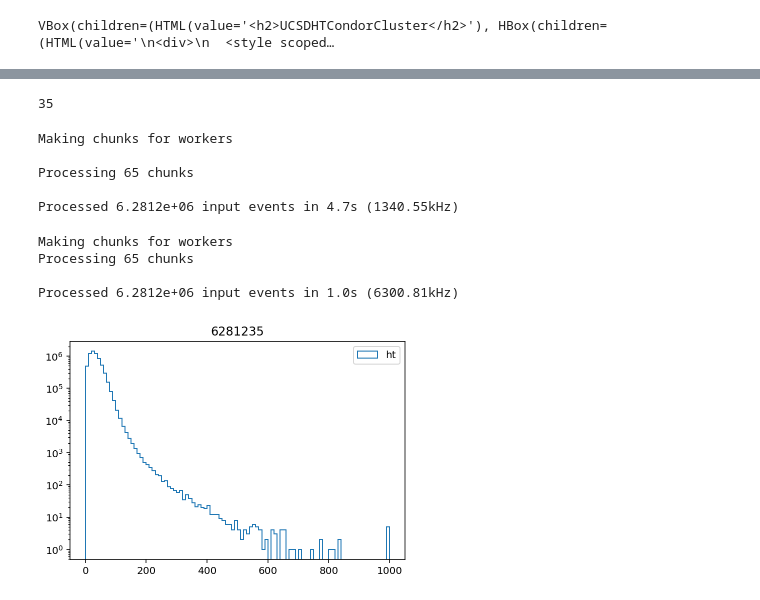
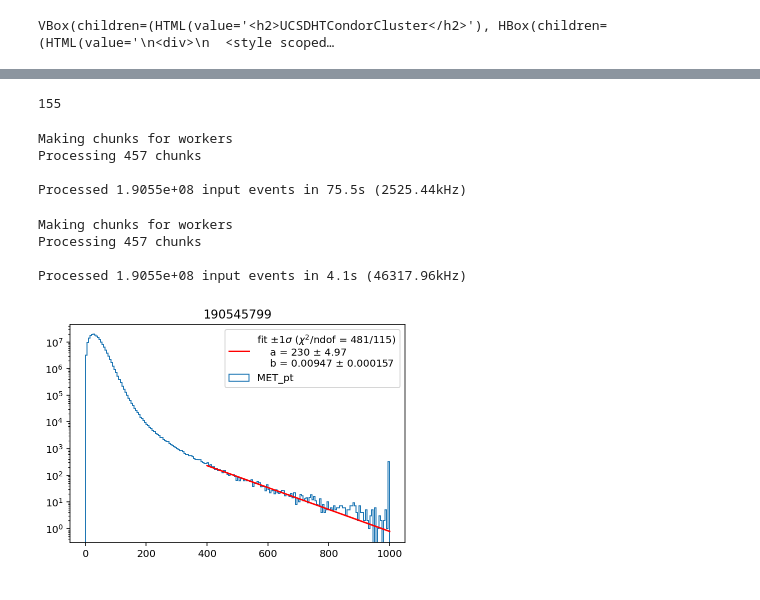
Before and after one commit to aminnj/daskucsd, a Jupyter notebook: cluster.ipynb, the cells around one changed output, grey strips where cells are left out. Drawn from its saved outputs; the diff is of its cells as text; code cells hidden in the pictures.

```diff
--- a/cluster.ipynb
+++ b/cluster.ipynb
@@ -26,41 +26,42 @@ client
 # %%
-fnames = glob.glob("/hadoop/cms/store/user/legianni/ProjectMetis/DoubleEG_Run2017C____x3//*.root")
+fnames = glob.glob("/hadoop/cms/store/user/legianni/ProjectMetis/DoubleEG_Run201*x3/*.root")
 print(len(fnames))
 # %% [output]
-35
+155
 # %%
 # Takes in a dataframe-like object based on a chunk of a file
 # must return a dictionary of things that can be added with `+`
 def process(df):
     out = dict()
     out["mycounter"] = len(df)
-    out["hmet"] = Hist1D(df["MET_pt"], bins="100,0,1000")
+    out["hmet"] = Hist1D(df["MET_pt"], bins="200,0,1000", label="MET_pt")
     return out
 # %%
-results = get_results(process, fnames[:5], use_tree_cache=True)
+results = get_results(process, fnames, use_tree_cache=True, chunksize=500e3)
 # %% [output]
 Making chunks for workers
+Processing 457 chunks
 
-Processing 65 chunks
-
-Processed 6.2812e+06 input events in 4.7s (1340.55kHz)
+Processed 1.9055e+08 input events in 75.5s (2525.44kHz)
 # %%
 # use_tree_cache speeds things up the second time you run on the same files (if you're looping on <200 files)
 # so we run it again. In principle, `process` can be changed and we'll still see a speedup due to the
 # overhead of opening up a nanoaod ttree with uproot
-results = get_results(process, fnames[:5], use_tree_cache=True)
+results = get_results(process, fnames, use_tree_cache=True, chunksize=500e3)
 # %% [output]
 Making chunks for workers
-Processing 65 chunks
+Processing 457 chunks
 
-Processed 6.2812e+06 input events in 1.0s (6300.81kHz)
+Processed 1.9055e+08 input events in 4.1s (46317.96kHz)
 # %%
 fig, ax = plt.subplots()
 
-results["hmet"].plot(histtype="step", label="ht")
+h = results["hmet"]
+
+h.plot(histtype="step")
+h.restrict(400, 1e6).fit("a*np.exp(-b*(x-400))")
 
 ax.set_title(str(results["mycounter"]))
-
 ax.set_yscale("log")
 # %% [output]
-[figure, old version]
+[figure, new version]
```
Also changed, not shown: parts of 4 cells of this notebook, 1 other file.
